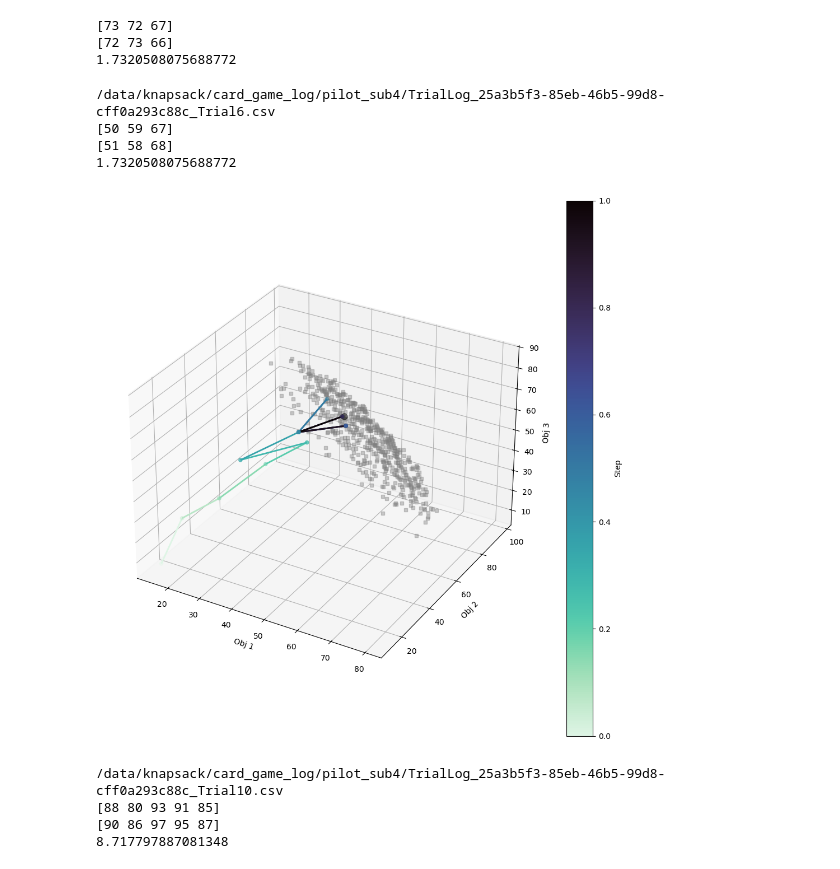
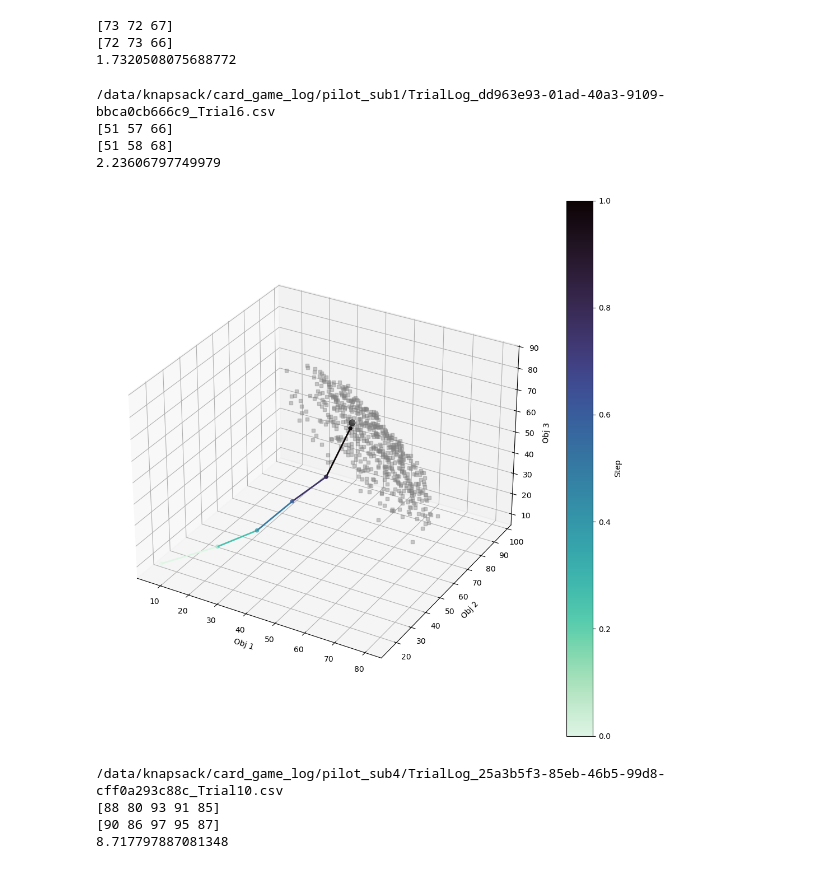
Before and after one commit to rameshsrinivasanuci/multiobjective, a Jupyter notebook: civil_pilot.ipynb, the cells around one changed output. Saved outputs shown, nothing was run; the diff lists cells and outputs as text; code cells hidden in the pictures.

```diff
--- a/civil_pilot.ipynb
+++ b/civil_pilot.ipynb
@@ -10,7 +24,7 @@ from mpl_toolkits.mplot3d.art3d import Line3DCollection
 # %%
-p_data_dir = '/data/knapsack/card_game_log/pilot_sub3'
+p_data_dir = '/data/knapsack/card_game_log/pilot_sub4'
 
-for file in Path(p_data_dir).glob('*Trial5*'):
+for file in Path(p_data_dir).glob('*Trial4*'):
     print(file)
     data = pd.read_csv(file)
 # %% [output]
@@ -28,0 +35,10 @@ filt_op
+# %%
+data['updateCount'] = data['operationType'].eq('update').cumsum()
+
+num_update = data['updateCount'].max()
+for i in range(1, num_update+1):
+    section_data = data[data['updateCount'] == i]
+    update_data = section_data.loc[section_data['operationType'] == 'update', ['sortKey', 'ascending', 'thresholdsPacked', 'visibleItemCount', 'visibleItemIdsPipe']]
+    display(update_data)
+    add_data = section_data.loc[section_data['operationType'] == 'add'].iloc[:, 4:10]
+    display(add_data)
@@ -66,7 +118,7 @@ plt.show()
 fig = plt.figure(figsize=(10, 10))
 ax = fig.add_subplot(projection='3d')
 # colors = sns.color_palette("Set2", 6)
-p_data_dir = '/data/knapsack/card_game_log/pilot_sub4'
+p_data_dir = '/data/knapsack/card_game_log/pilot_sub1'
 
 # for trial in range(2, 3):
 trial = 6
@@ -94,37 +146,37 @@ closest_dist = dists[idx]
 print(obj_data_cumu[-1])
 print(closest_pf)
 print(closest_dist)
 
 ax.plot(pf_data[:,0], pf_data[:,1], pf_data[:,2], 's', alpha=0.4, markersize=4, color='grey')
 # ax.plot(obj_data_cumu[:,0], obj_data_cumu[:,1], obj_data_cumu[:,2], '-o', alpha=0.9, markersize=4, color=colors)
 
 # plot path
 x = obj_data_cumu[:, 0]
 y = obj_data_cumu[:, 1]
 z = obj_data_cumu[:, 2]
 points = np.array([x, y, z]).T.reshape(-1, 1, 3)
 segments = np.concatenate([points[:-1], points[1:]], axis=1)
 t = np.linspace(0, 1, len(x) - 1)
 lc = Line3DCollection(segments, cmap="mako_r", linewidth=1)
 lc.set_array(t)
 lc.set_linewidth(2)
 ax.add_collection(lc)
 sc = ax.scatter(x, y, z, c=np.linspace(0,1,len(x)), cmap="mako_r", s=20)
 plt.colorbar(sc, ax=ax, label='Step')
 
 ax.plot(closest_pf[0], closest_pf[1], closest_pf[2], '-o', alpha=0.5, markersize=8, color='black', markeredgecolor='black')
 
 ax.set_xlabel('Obj 1')
 ax.set_ylabel('Obj 2')
 ax.set_zlabel('Obj 3')
 plt.tight_layout()
 plt.show()
 # %% [output]
-/data/knapsack/card_game_log/pilot_sub4/TrialLog_25a3b5f3-85eb-46b5-99d8-cff0a293c88c_Trial6.csv
-[50 59 67]
+/data/knapsack/card_game_log/pilot_sub1/TrialLog_dd963e93-01ad-40a3-9109-bbca0cb666c9_Trial6.csv
+[51 57 66]
 [51 58 68]
-1.7320508075688772
+2.23606797749979
-[figure, old version]
+[figure, new version]
 # %%
 fig, axes = plt.subplots(1, 4, figsize=(15, 4))
 colors = sns.color_palette("Set2", 3)
```
Also changed, not shown: parts of 7 cells of this notebook.
